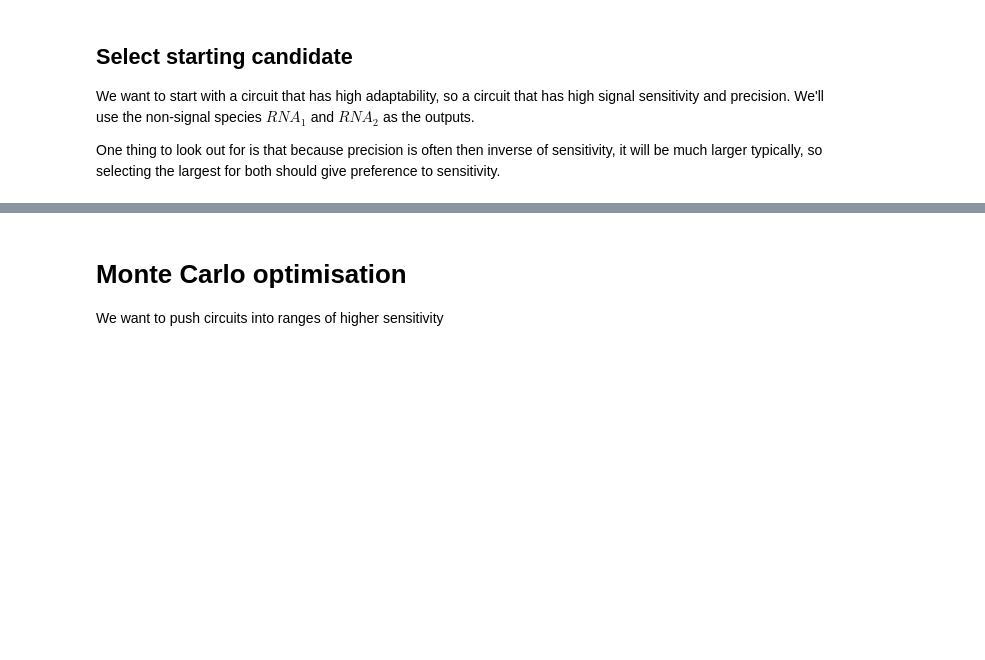
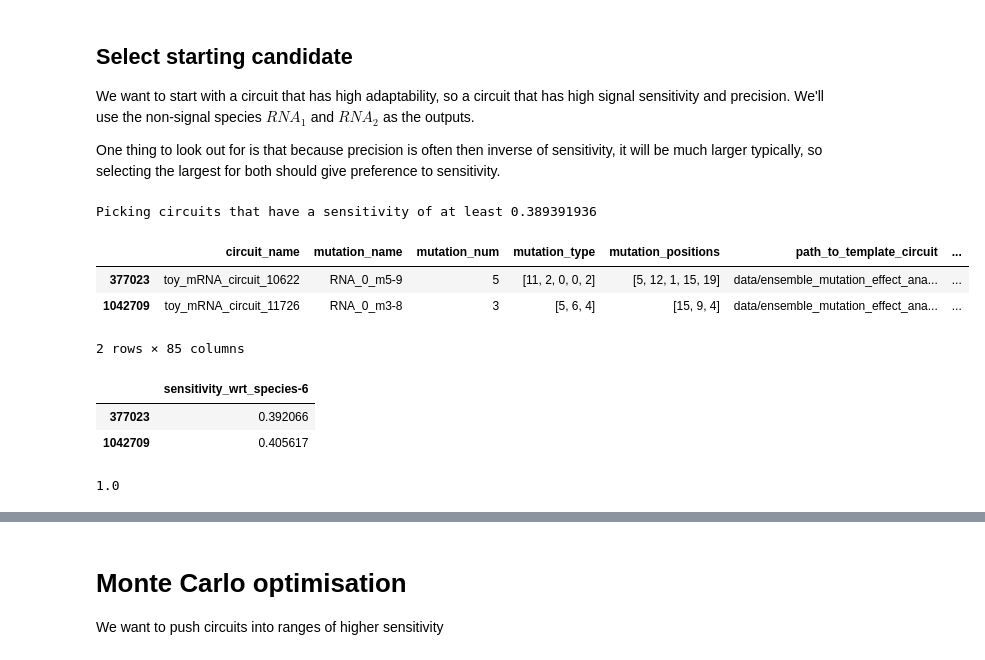
Before and after one commit to olive004/synbio_morpher, a Jupyter notebook: notebooks/16_Monte_Carlo_circuit_adaptability.ipynb, the cells around one changed output, grey strips where cells are left out. Saved outputs shown, nothing was run; the diff lists cells and outputs as text; code cells hidden in the pictures; blank space fills up the shorter version.

```diff
--- a/notebooks/16_Monte_Carlo_circuit_adaptability.ipynb
+++ b/notebooks/16_Monte_Carlo_circuit_adaptability.ipynb
@@ -109,0 +69,34 @@ plt.suptitle('Precision mean for $RNA_2$')
+# %%
+signal_species = config['signal']['inputs']
+
+filt = ((np.sum(data[get_true_interaction_cols(data, 'energies')]) != 0) & (
+    data['sample_name'].isin(signal_species) != True) & (
+        data['overshoot'] > 0
+))
+
+percentile = 0.96
+sensitivity_range = data[filt]['sensitivity_wrt_species-6'] > (data[filt]['sensitivity_wrt_species-6'].max() *
+                                                               percentile)
+starting_circ_rows = data[filt][sensitivity_range].sort_values(
+    by='precision_wrt_species-6', ascending=False)
+
+print(
+    f'Picking circuits that have a sensitivity of at least {data[filt]["sensitivity_wrt_species-6"].max() * percentile}')
+
+starting_circ_rows
+# %% [output]
+Picking circuits that have a sensitivity of at least 0.389391936
+|  | circuit_name | mutation_name | mutation_num | mutation_type | mutation_positions | path_to_template_circuit | ... |
+| 377023 | toy_mRNA_circuit_10622 | RNA_0_m5-9 | 5 | [11, 2, 0, 0, 2] | [5, 12, 1, 15, 19] | data/ensemble_mutation_effect_ana... | ... |
+| 1042709 | toy_mRNA_circuit_11726 | RNA_0_m3-8 | 3 | [5, 6, 4] | [15, 9, 4] | data/ensemble_mutation_effect_ana... | ... |
+2 rows × 85 columns
+# %%
+starting_circ_rows[['sensitivity_wrt_species-6']]
+# %% [output]
+|  | sensitivity_wrt_species-6 |
+| 377023 | 0.392066 |
+| 1042709 | 0.405617 |
+# %%
+((data['Starting circuit'] + 0.1)/1.1).max()
+# %% [output]
+1.0
```
Also changed, not shown: parts of 12 cells of this notebook, 1 other file.
